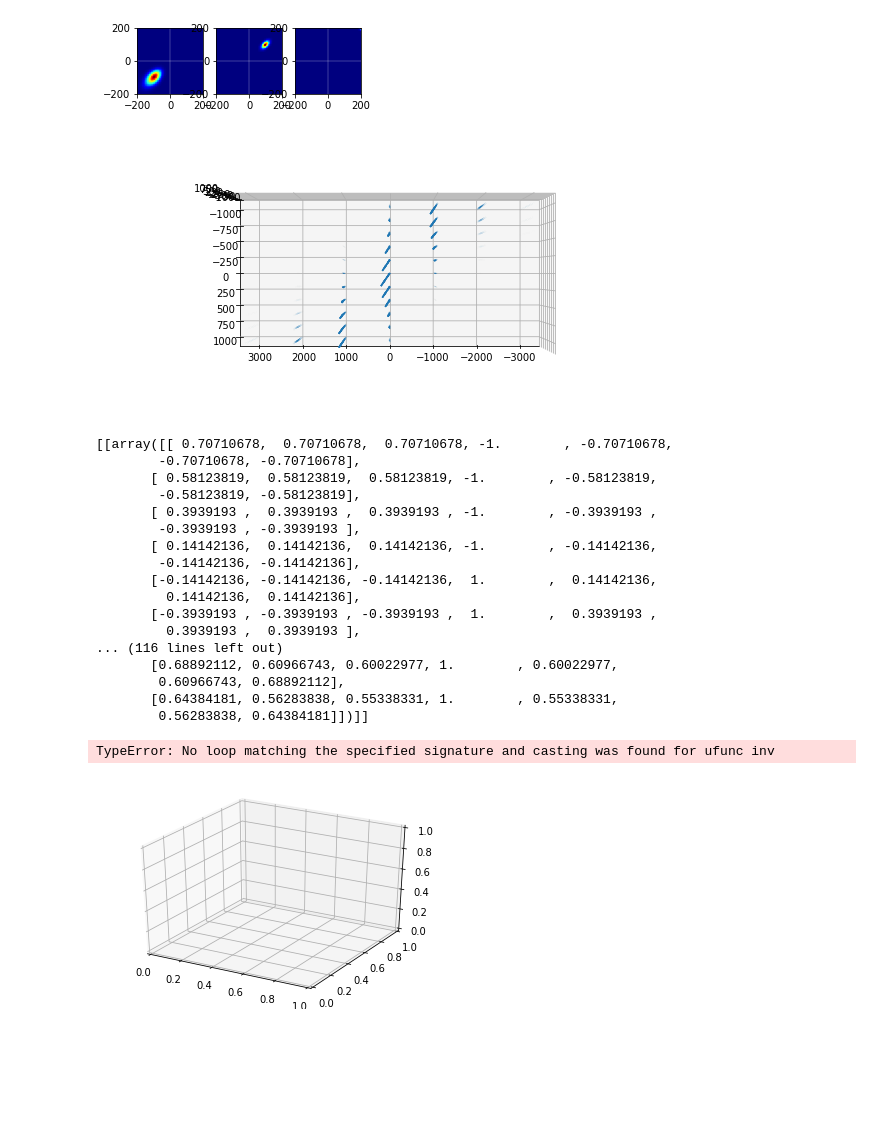
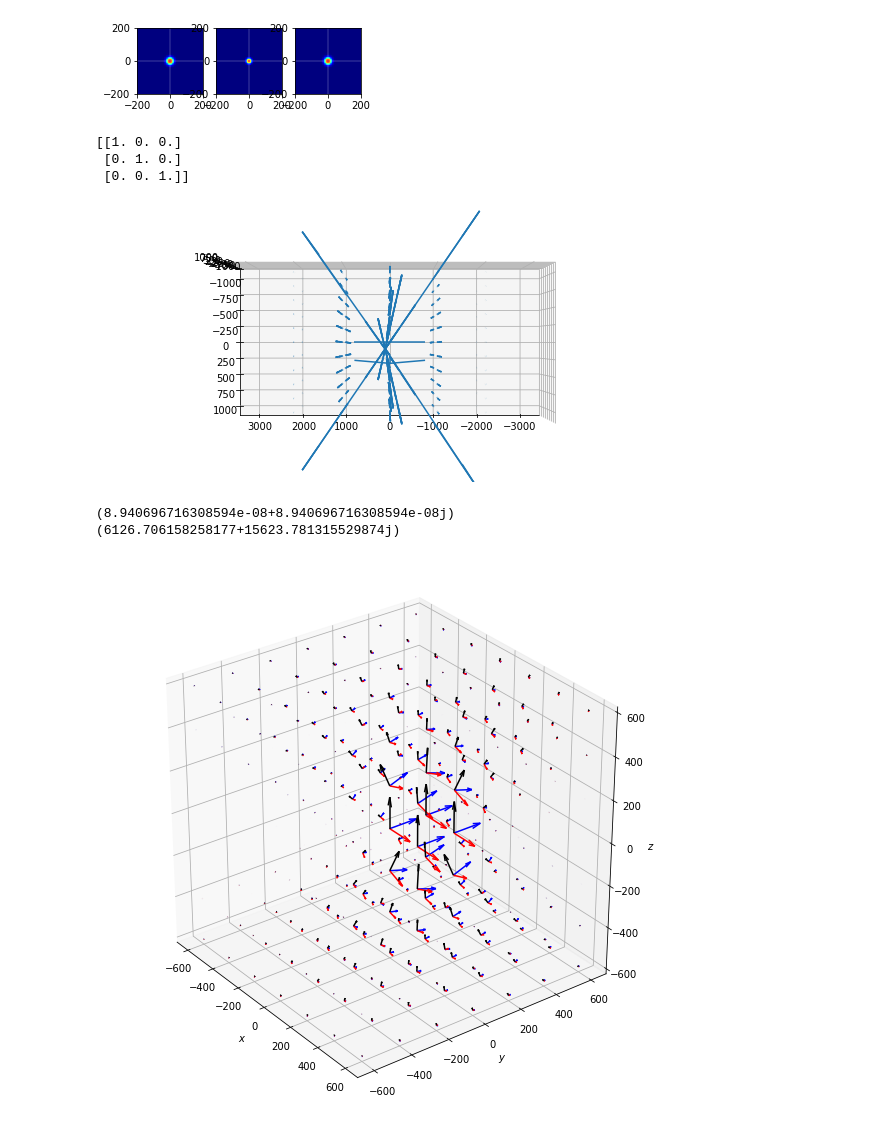
Before and after one commit to JQIamo/pylcp, a Jupyter notebook: examples/basics/lasers/gaussian_beams.ipynb, the cells around one changed output. Drawn from its saved outputs; the diff is of its cells as text; code cells hidden in the pictures; blank space fills up the shorter version.

```diff
--- a/examples/basics/lasers/gaussian_beams.ipynb
+++ b/examples/basics/lasers/gaussian_beams.ipynb
@@ -33,7 +33,7 @@ class gaussianBeam(pylcp.laserBeam):
         self.r0 = r0    # Position of focus?
 
         # Define the global rotation matrix
-        self.define_rotation_matrix()
+        self.global_rotation_matrix()
 
         # Use super class to define delta(t):
         super().__init__(delta=delta, **kwargs)
@@ -86,7 +86,7 @@ class gaussianBeam(pylcp.laserBeam):
         Rp = R - self.r0.reshape((3,) + (1,)*(R.ndim-1))
 
         # Rotate up to the z-axis where we can apply formulas:
-        Rp = np.einsum('ij,j...->i...', self.rmat, Rp)
+        Rp = np.einsum('ij,j...->i...', self.rmat_inv, Rp)
         rho_sq=np.sum(Rp[:2]**2, axis=0)
 
         # The waist at the position of interest:
@@ -112,11 +112,8 @@ class gaussianBeam(pylcp.laserBeam):
         # Put into full array:
         kn=np.array([kxn,kyn,kzn])
 
-        # Rotate back:
-        k = np.einsum('ij,j...->i...', self.rmat_inv, kn)
-
         # Think about a way to do this without having to this without the FOR loop:
-        it = np.nditer([kn[0], kn[1], kn[2], None, None, None])
+        it = np.nditer([kn[0], kn[1], kn[2], None, None, None], op_dtypes=['float64', 'float64', 'float64', 'complex128', 'complex128', 'complex128'])
         for (kxn, kyn, kzn, px, py, pz) in it:
             thn = np.arccos(kzn)
             phn = np.arctan2(kyn, kxn)
@@ -132,7 +129,10 @@ class gaussianBeam(pylcp.laserBeam):
 
             (px[...], py[...], pz[...]) = self.rmat@rmatn@np.transpose(self.con_pol)
 
-        return k, np.array(it.operands[3:]), I
+        # Rotate back:
+        k = np.einsum('ij,j...->i...', self.rmat, kn)
+
+        return k, cart2spherical(np.array(it.operands[3:])), I
 
 
     def beta(self, R=np.array([0., 0., 0.]), t=0.):
@@ -192,7 +193,7 @@ for ii, z_test in enumerate(z_tests):
     plt.plot([-x_beta, x_beta], [0, 0],
              'w-', linewidth=0.25)
 # %% [output]
-[figure, old version]
+[figure, new version]
 # %%
 # def axisEqual3D(ax):
 #     extents = np.array([getattr(ax, 'get_{}lim'.format(dim))() for dim in 'xyz'])
@@ -203,7 +204,9 @@ for ii, z_test in enumerate(z_tests):
 #     for ctr, dim in zip(centers, 'xyz'):
 #         getattr(ax, 'set_{}lim'.format(dim))(ctr - r, ctr + r)
 
-laserBeam = gaussianBeam(kvec=2*np.pi/461.*np.array([1.,1.,0.])/np.sqrt(2), wb=500., pol=1., r0=np.array([0.,0.,0.])) # Change the laser beam attributes
+laserBeam = gaussianBeam(kvec=2*np.pi/461.*np.array([0.,0.,1.])/np.sqrt(3), wb=200., pol=np.array([1., 1.j, 0.]), r0=np.array([100.,100.,0.])) # Change the laser beam attributes
+
+print(laserBeam.rmat)
 
 fig = plt.figure(figsize=(10,5)) # Change the size of the plot
 ax = fig.gca(projection='3d')
@@ -234,59 +237,60 @@ ax.view_init(90, 90) # change this to see different viewing angles
 
 plt.show()
 # %% [output]
+[[1. 0. 0.]
+ [0. 1. 0.]
+ [0. 0. 1.]]
-[figure, old version]
+[figure, new version]
 # %%
-laserBeam = gaussianBeam(kvec=2*np.pi/461.*np.array([0.,0.,1.]), wb=200., pol=np.array([1,1j,0])/np.sqrt(2), r0=np.array([100.,100.,0.])) # Change the laser beam attributes
-
-fig = plt.figure() # Change the size of the plot
+fig = plt.figure(figsize=(10,10)) # Change the size of the plot
 ax = fig.gca(projection='3d')
 
 # Make the grid
 x, y, z = np.meshgrid(np.arange(-600., 601., 200.),
                       np.arange(-600., 601., 200.),
                       np.arange(-600., 601., 200.)) # Change the axis
 
 Rt=np.array([x, y, z])
 
-arr = laserBeam.kvec(Rt)*20000
+arrb, arr1b, ib = laserBeam.local_parameters(Rt)
+arr = arrb*20000
+arr1 = arr1b*20000
+i = ib/50
+
+#arr = laserBeam.kvec(Rt)*20000
 kx = arr[0]
 ky = arr[1]
 kz = arr[2]
 
-i = laserBeam.beta(Rt)
+#i = laserBeam.beta(Rt)/50
 
-arr1 = laserBeam.cartesian_pol(Rt)*20000
+#arr1 = laserBeam.cartesian_pol(Rt)*20000
 p0 = arr1[0]
 p1 = arr1[1]
 p2 = arr1[2]
 
+#print(np.amax(np.sqrt(kx**2+ky**2+kz**2)))
+print(np.amax(kx*np.conj(p0)+ky*np.conj(p1)+kz*np.conj(p2)))
+print(np.amax(p1))
+
+
 #quiver3(r(:,1),r(:,2),r(:,3),Ip.*k(:,1),Ip.*k(:,2),Ip.*k(:,3),'k')
-ax.quiver(x,y,z,i*kx,i*ky,i*kz)
+ax.quiver(x,y,z,i*kx,i*ky,i*kz, color='k')
 
 #quiver3(r(:,1),r(:,2),r(:,3),Ip.*real(P(:,1)),Ip.*real(P(:,2)),Ip.*real(P(:,3)),'r')
-ax.quiver(x,y,z,i*np.real(p0),i*np.real(p1),i*np.real(p2))
+ax.quiver(x,y,z,i*np.real(p0),i*np.real(p1),i*np.real(p2), color='r')
 
 #quiver3(r(:,1),r(:,2),r(:,3),Ip.*imag(P(:,1)),Ip.*imag(P(:,2)),Ip.*imag(P(:,3)),'b')
-ax.quiver(x,y,z,i*np.imag(p0),i*np.imag(p1),i*np.imag(p2))
+ax.quiver(x,y,z,i*np.imag(p0),i*np.imag(p1),i*np.imag(p2), color='b')
+
+ax.set_xlabel('$x$')
+ax.set_ylabel('$y$')
+ax.set_zlabel('$z$')
+
+ax.view_init(30, -37) # change this to see different viewing angles
 
 plt.show()
 # %% [output]
-[[array([[ 0.70710678,  0.70710678,  0.70710678, -1.        , -0.70710678,
-        -0.70710678, -0.70710678],
-       [ 0.58123819,  0.58123819,  0.58123819, -1.        , -0.58123819,
-        -0.58123819, -0.58123819],
-       [ 0.3939193 ,  0.3939193 ,  0.3939193 , -1.        , -0.3939193 ,
-        -0.3939193 , -0.3939193 ],
-       [ 0.14142136,  0.14142136,  0.14142136, -1.        , -0.14142136,
-        -0.14142136, -0.14142136],
-       [-0.14142136, -0.14142136, -0.14142136,  1.        ,  0.14142136,
-         0.14142136,  0.14142136],
-       [-0.3939193 , -0.3939193 , -0.3939193 ,  1.        ,  0.3939193 ,
-         0.3939193 ,  0.3939193 ],
-... (116 lines left out)
-       [0.68892112, 0.60966743, 0.60022977, 1.        , 0.60022977,
-        0.60966743, 0.68892112],
-       [0.64384181, 0.56283838, 0.55338331, 1.        , 0.55338331,
-        0.56283838, 0.64384181]])]]
+(8.940696716308594e-08+8.940696716308594e-08j)
+(6126.706158258177+15623.781315529874j)
-TypeError: No loop matching the specified signature and casting was found for ufunc inv
-[figure, old version]
+[figure, new version]
```
Also changed, not shown: parts of 1 cell of this notebook, 1 other file.
